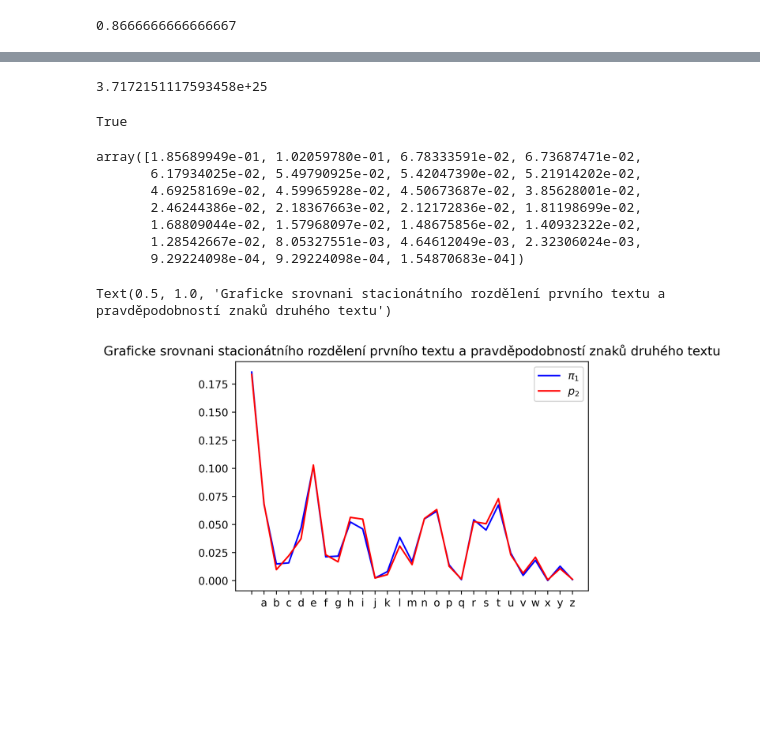
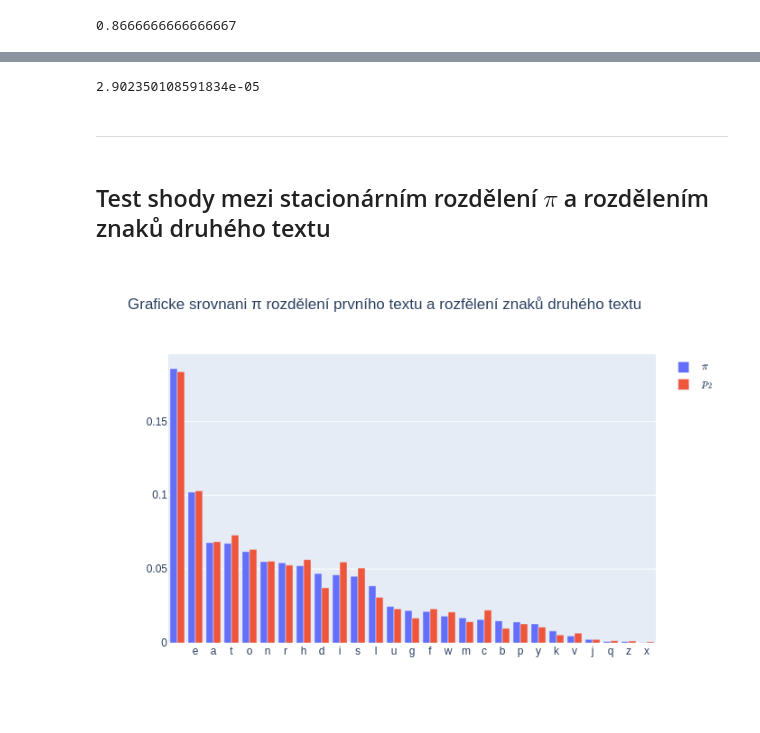
Before and after one commit to Eldeeqq/NI-VSM, a Jupyter notebook: notebooks/DU_3.ipynb, the cells around one changed output, grey strips where cells are left out. Cells and saved outputs as stored; diff of their text form; code cells hidden in the pictures; blank space fills up the shorter version.

```diff
--- a/notebooks/DU_3.ipynb
+++ b/notebooks/DU_3.ipynb
@@ -9,14 +9,14 @@ import pandas as pd
 import matplotlib.pyplot as plt
 import numpy as np
 from matplotlib import pyplot as plt
-import math
-from IPython.display import HTML, display
 import plotly.io as pio
-
+import scipy
+import scipy.linalg
+from plotly import graph_objects as go
 pd.options.plotting.backend = "plotly"
 
 pio.renderers.default = "png"
-plt.rcParams['figure.dpi'] = 500
+plt.rcParams['figure.dpi'] = 1000
 pd.options.display.max_columns = 30
 # %%
 K = 30
@@ -184,3 +240,6 @@ row=P_n[0]
 # %%
-eigen_vals, eigen_vectors = np.linalg.eig(A.T) # transponovanim dostaneme prave vlastni vektory
-eigen_vectors_1 = eigen_vectors[:, np.isclose(eigen_vals, 1)][:, 0] # vezmeme vektory odpovídající vl. č. blízkému 1
+# transponovanim dostaneme prave vlastni vektory
+eigen_vals, eigen_vectors = np.linalg.eig(A.T)
+
+# vezmeme první vektor odpovídající vl. č. blízkému 1
+eigen_vectors = eigen_vectors[:, np.isclose(eigen_vals, 1)][:, 0]
@@ -187,4 +266,4 @@ eigen_vectors_1 = eigen_vectors[:, np.isclose(eigen_vals, 1)][:, 0] # vezmeme ve
 # %%
-stationary = (eigen_vectors_1 / eigen_vectors_1.sum()).real
-stationary
+pi2 = (eigen_vectors / eigen_vectors.sum()).real
+print(pi2)
 # %% [output]
@@ -206,28 +289,16 @@ np.abs(stationary.T @ A - stationary.T).mean()
 # %%
-np.abs(row - stationary).sum()
+np.abs(pi - pi2).mean()
 # %% [output]
-3.7172151117593458e+25
+2.902350108591834e-05
-# %%
-np.allclose(row.T @ A, row.T)
-# %% [output]
-True
-# %%
-stationary
-# %% [output]
-array([1.85689949e-01, 1.02059780e-01, 6.78333591e-02, 6.73687471e-02,
-       6.17934025e-02, 5.49790925e-02, 5.42047390e-02, 5.21914202e-02,
-       4.69258169e-02, 4.59965928e-02, 4.50673687e-02, 3.85628001e-02,
-       2.46244386e-02, 2.18367663e-02, 2.12172836e-02, 1.81198699e-02,
-       1.68809044e-02, 1.57968097e-02, 1.48675856e-02, 1.40932322e-02,
-       1.28542667e-02, 8.05327551e-03, 4.64612049e-03, 2.32306024e-03,
-       9.29224098e-04, 9.29224098e-04, 1.54870683e-04])
+# %% [markdown]
+---
+# %% [markdown]
+## Test shody mezi stacionárním rozdělení $\pi$ a rozdělením znaků druhého textu
 # %%
 # mapping pro prvni a druhy nejsou stejne!
-plt.plot(*zip(*sorted(zip(mapping, stationary))), color='b', label='$\pi_1$')
-plt.plot(*zip(*sorted(zip(list(df_second.index), list(df_second['freq'])))), color='r', label='$p_2$')
-# plt.plot(_[0])
-plt.legend()
-plt.title('Graficke srovnani stacionátního rozdělení prvního textu a pravděpodobností znaků druhého textu')
+fig = go.Figure( data = [
+go.Bar(x=mapping, y=pi2, name='$\pi$'),
+go.Bar(x=df_second.index, y=df_second['freq'], name='$p_2$')])
+fig.update_layout(title='Graficke srovnani π rozdělení prvního textu a rozfělení znaků druhého textu')
 # %% [output]
-Text(0.5, 1.0, 'Graficke srovnani stacionátního rozdělení prvního textu a pravděpodobností znaků druhého textu')
-[figure, old version]
+[figure, new version]
```
Also changed, not shown: parts of 35 cells of this notebook, 1 other file.
